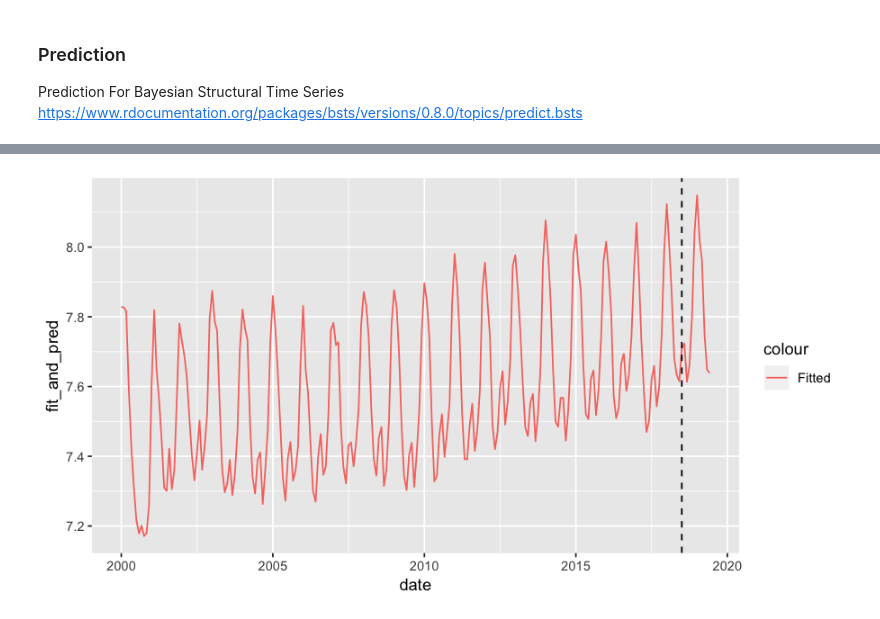
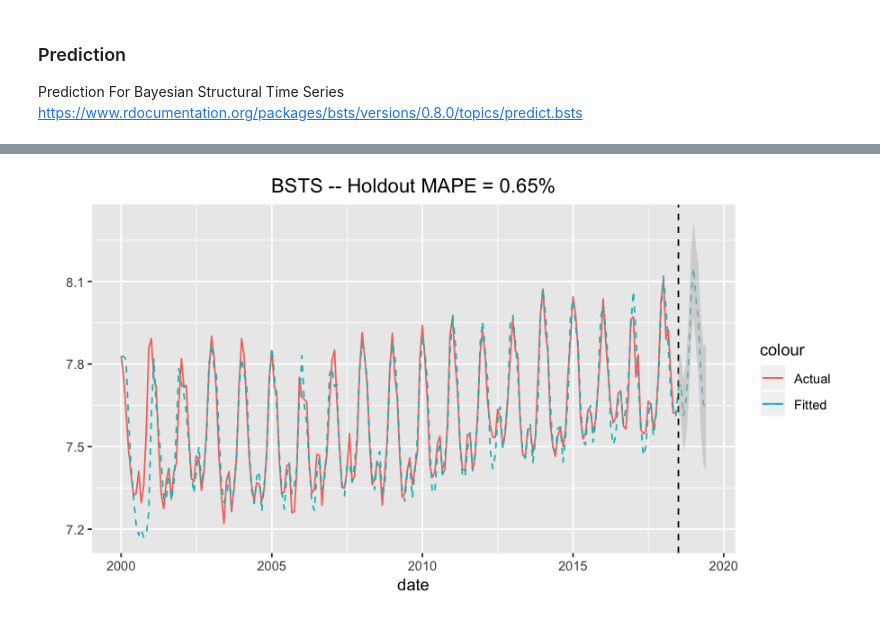
Before and after one commit to matsueushi/timeseries_notebook, a Jupyter notebook: timeseries_r.ipynb, the cells around one changed output, grey strips where cells are left out. Saved outputs shown, nothing was run; the diff lists cells and outputs as text; code cells hidden in the pictures.

Commit message:
add bsts graph

```diff
--- a/timeseries_r.ipynb
+++ b/timeseries_r.ipynb
@@ -247,11 +248,26 @@ bsts_fitted_predictions <- c(ts_data_df-colMeans(bsts.model$one.step.prediction.
 bsts_dates <- seq(data_df$date[1], by="month", length.out=length(bsts_fitted_predictions))
 bsts_df <- data.frame(
     bsts_fitted_predictions,
-    bsts_dates
-    )
+    bsts_dates)
 names(bsts_df) <- c("fit_and_pred", "date")
+
+# 95% forecast credible interval
+posterior.interval <- cbind.data.frame(bsts_predict$interval[1,],
+                                       bsts_predict$interval[2,],
+                                       bsts_dates[(length(ts_data_df)+1):length(bsts_dates)])
+names(posterior.interval) <- c("LL", "UL", "date")
+
+bsts_df <- left_join(bsts_df, posterior.interval, by="date")
+bsts_df <- left_join(bsts_df, data_df, by="date")
+# %%
+MAPE <- bsts_df[1:length(ts_data_df), ] %>% summarise(MAPE=mean(abs(log_value-fit_and_pred)/log_value))
 # %%
-ggplot(data=bsts_df, aes(x=date, y=fit_and_pred)) +
-    geom_line(aes(y=fit_and_pred, colour = "Fitted")) +
-    geom_vline(xintercept=bsts_dates[length(ts_data_df)+1], linetype=2)
+ggplot(data=bsts_df, aes(x=date)) +
+    geom_line(aes(y=log_value, colour="Actual")) +
+    geom_line(aes(y=fit_and_pred, colour="Fitted"), linetype=2) +
+    geom_vline(xintercept=bsts_dates[length(ts_data_df)+1], linetype=2) +
+    ylab("") +
+    geom_ribbon(aes(ymin=LL, ymax=UL), fill="grey", alpha=0.5) +
+    ggtitle(paste0("BSTS -- Holdout MAPE = ", round(100*MAPE,2), "%")) +
+    theme(plot.title=element_text(hjust=0.5))
 # %% [output]
@@ -258 +276 @@ ggplot(data=bsts_df, aes(x=date, y=fit_and_pred)) +
-[figure, old version]
+[figure, new version]
```
Also changed, not shown: parts of 5 cells of this notebook.
